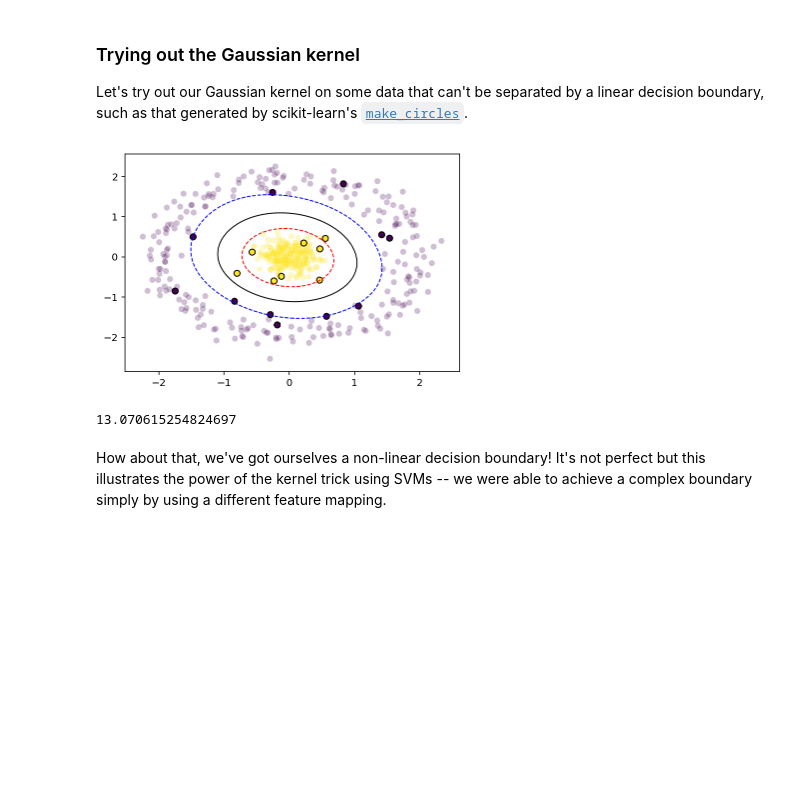
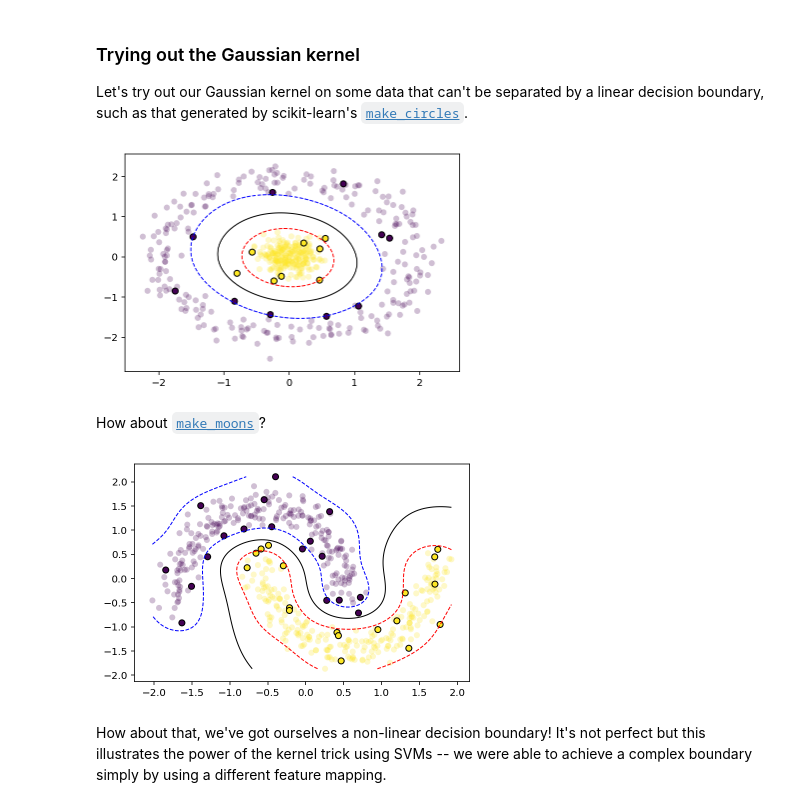
Before and after one commit to jonchar/ml-python, a Jupyter notebook: SVM.ipynb, the cells around one changed output. Drawn from its saved outputs; the diff is of its cells as text; code cells hidden in the pictures; blank space fills up the shorter version.

Commit message:
Add more revisions and additional gaussian kernel example.

```diff
--- a/SVM.ipynb
+++ b/SVM.ipynb
@@ -209,7 +209,7 @@ def plot_decision_boundary(model, ax, resolution=100, colors=('b', 'k', 'r'), le
 
         # Plot support vectors (non-zero alphas)
         # as circled points (linewidth > 0)
-        mask = model.alphas != 0.0
+        mask = np.round(model.alphas, decimals=2) != 0.0
         ax.scatter(model.X[mask,0], model.X[mask,1],
                    c=model.y[mask], cmap=plt.cm.viridis, lw=1, edgecolors='k')
 
@@ -537,11 +537,36 @@ output = train(model)
 fig, ax = plt.subplots()
 grid, ax = plot_decision_boundary(output, ax)
 # %% [output]
-[figure, old version]
+[figure, new version]
-# %%
-model.alphas.sum()
-# %% [output]
-13.070615254824697
+# %% [markdown]
+How about [`make_moons`](http://scikit-learn.org/stable/modules/generated/sklearn.datasets.make_moons.html)?
+# %%
+X_train, y = make_moons(n_samples=500, noise=0.1,
+                        random_state=1)
+scaler = StandardScaler()
+X_train_scaled = scaler.fit_transform(X_train, y)
+y[y == 0] = -1
+# %%
+# Set model parameters and initial values
+C = 1.0
+m = len(X_train_scaled)
+initial_alphas = np.zeros(m)
+initial_b = 0.0
+
+# Instantiate model
+model = SMOModel(X_train_scaled, y, C, lambda x, y: gaussian_kernel(x, y, sigma=0.5),
+                 initial_alphas, initial_b, np.zeros(m))
+
+# Initialize error cache
+initial_error = decision_function(model.alphas, model.y, model.kernel,
+                                  model.X, model.X, model.b) - model.y
+model.errors = initial_error
+# %%
+output = train(model)
+fig, ax = plt.subplots()
+grid, ax = plot_decision_boundary(output, ax)
+# %% [output]
+[figure, added]
 # %% [markdown]
 How about that, we've got ourselves a non-linear decision boundary! It's not perfect but this illustrates the power of the kernel trick using SVMs -- we were able to achieve a complex boundary simply by using a different feature mapping.
 # %% [markdown]
```
Also changed, not shown: parts of 2 cells of this notebook.
